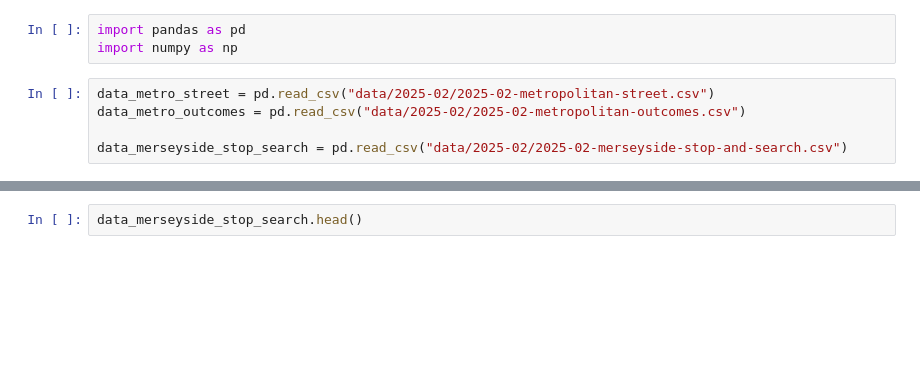
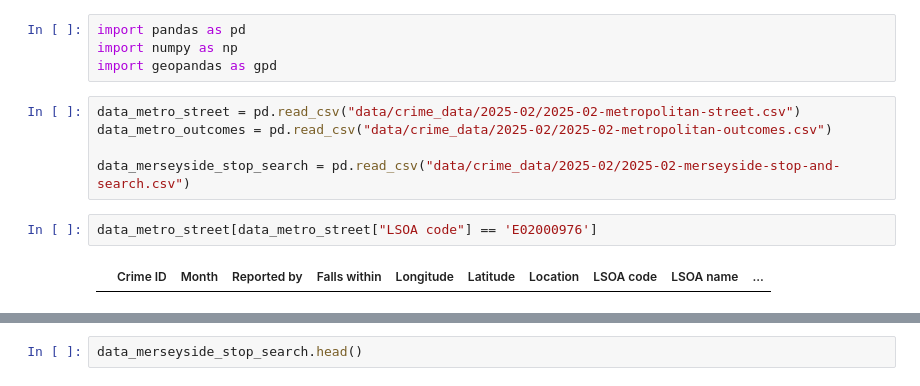
Before and after one commit to MilesDidden/Multi.-CBL-Group-04, a Jupyter notebook: Exploring_data_Miles.ipynb, the cells around one changed output, grey strips where cells are left out. Drawn from its saved outputs; the diff is of its cells as text; blank space fills up the shorter version.

```diff
--- a/Exploring_data_Miles.ipynb
+++ b/Exploring_data_Miles.ipynb
@@ -1,8 +1,13 @@
 # %%
 import pandas as pd
 import numpy as np
+import geopandas as gpd
 # %%
-data_metro_street = pd.read_csv("data/2025-02/2025-02-metropolitan-street.csv")
-data_metro_outcomes = pd.read_csv("data/2025-02/2025-02-metropolitan-outcomes.csv")
+data_metro_street = pd.read_csv("data/crime_data/2025-02/2025-02-metropolitan-street.csv")
+data_metro_outcomes = pd.read_csv("data/crime_data/2025-02/2025-02-metropolitan-outcomes.csv")
 
-data_merseyside_stop_search = pd.read_csv("data/2025-02/2025-02-merseyside-stop-and-search.csv")
+data_merseyside_stop_search = pd.read_csv("data/crime_data/2025-02/2025-02-merseyside-stop-and-search.csv")
+# %%
+data_metro_street[data_metro_street["LSOA code"] == 'E02000976']
+# %% [output]
+|  | Crime ID | Month | Reported by | Falls within | Longitude | Latitude | Location | LSOA code | LSOA name | ... |
```
Also changed, not shown: parts of 19 cells of this notebook, 2 other files.
